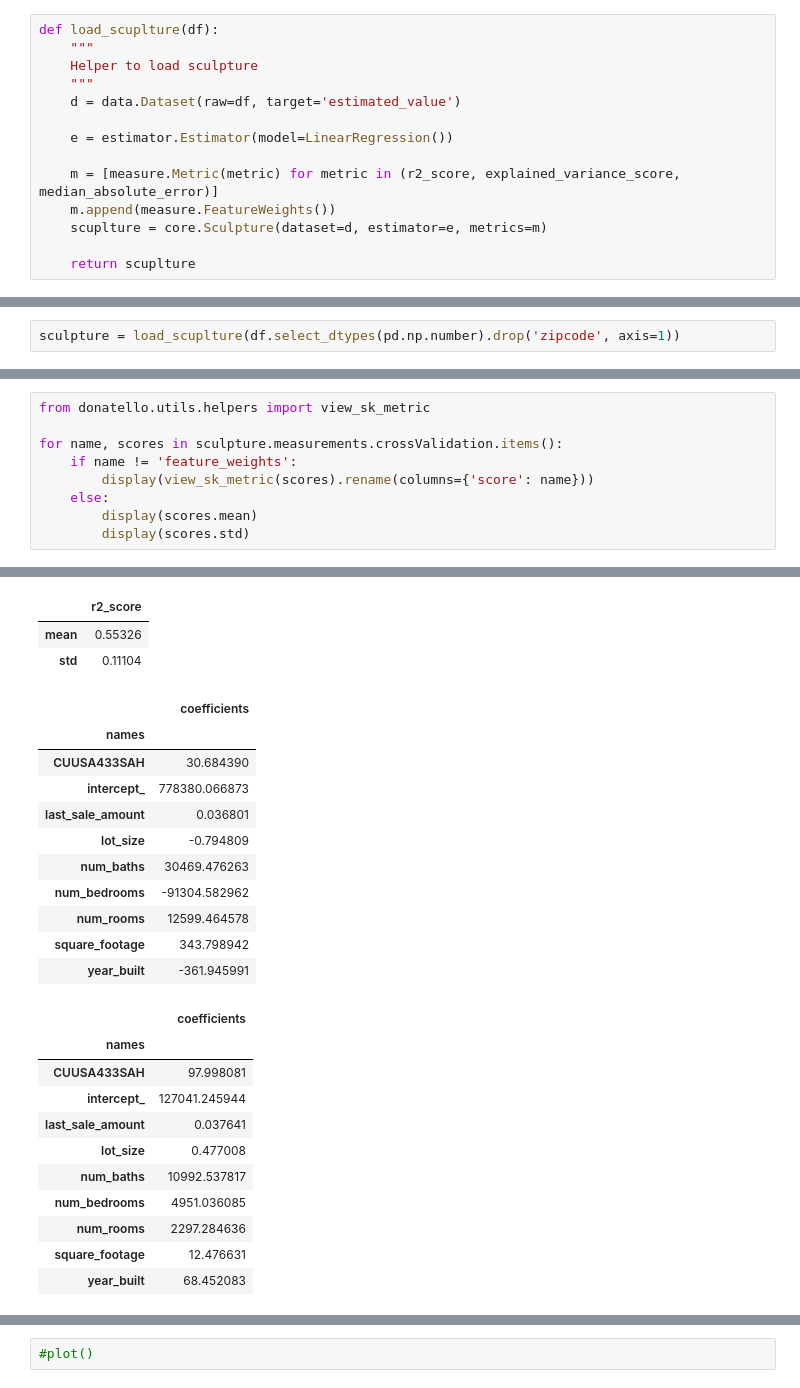
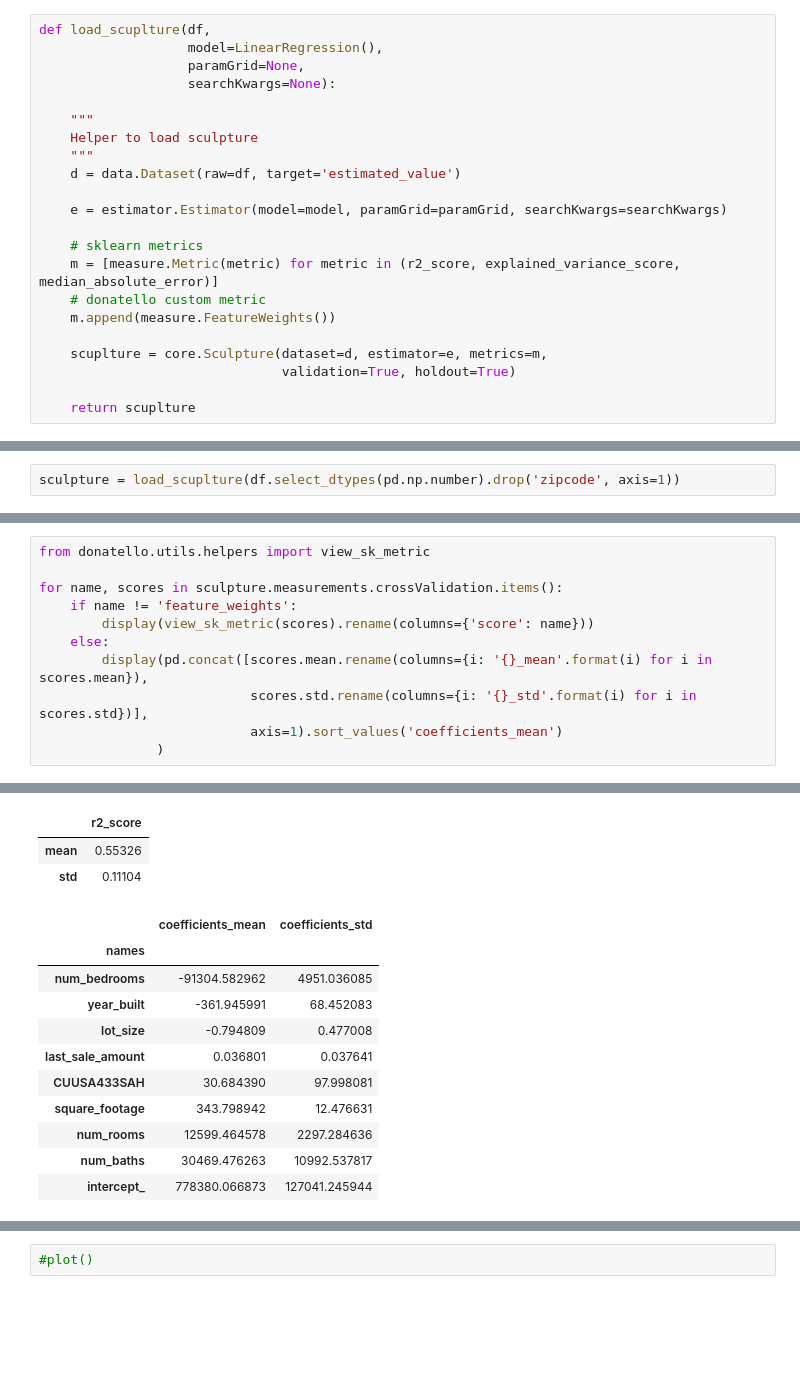
Before and after one commit to marksweissma/donatello, a Jupyter notebook: housing_prices.ipynb, the cells around one changed output, grey strips where cells are left out. Saved outputs shown, nothing was run; the diff lists cells and outputs as text; blank space fills up the shorter version.

```diff
--- a/housing_prices.ipynb
+++ b/housing_prices.ipynb
@@ -44,16 +56,24 @@ df.head()
 | 3 | 3020 Newton St | Denver | CO | 80211 | Single Family Residence | 2000 | 6350.0 | 9 | 4 | ... |
 | 4 | 2481 S Holly Pl | Denver | CO | 80222 | Single Family Residence | 2398 | 13024.0 | 0 | 4 | ... |
 # %%
-def load_scuplture(df):
+def load_scuplture(df,
+                   model=LinearRegression(),
+                   paramGrid=None,
+                   searchKwargs=None):
+
     """
     Helper to load sculpture
     """
     d = data.Dataset(raw=df, target='estimated_value')
 
-    e = estimator.Estimator(model=LinearRegression())
+    e = estimator.Estimator(model=model, paramGrid=paramGrid, searchKwargs=searchKwargs)
 
+    # sklearn metrics
     m = [measure.Metric(metric) for metric in (r2_score, explained_variance_score, median_absolute_error)]
+    # donatello custom metric
     m.append(measure.FeatureWeights())
-    scuplture = core.Sculpture(dataset=d, estimator=e, metrics=m)
+
+    scuplture = core.Sculpture(dataset=d, estimator=e, metrics=m,
+                               validation=True, holdout=True)
 
     return scuplture
@@ -67,41 +97,32 @@ Sculpture_2019_04_04_20_48
 # %%
 from donatello.utils.helpers import view_sk_metric
 
 for name, scores in sculpture.measurements.crossValidation.items():
     if name != 'feature_weights':
         display(view_sk_metric(scores).rename(columns={'score': name}))
     else:
-        display(scores.mean)
-        display(scores.std)
+        display(pd.concat([scores.mean.rename(columns={i: '{}_mean'.format(i) for i in scores.mean}),
+                           scores.std.rename(columns={i: '{}_std'.format(i) for i in scores.std})],
+                           axis=1).sort_values('coefficients_mean')
+               )
 # %% [output]
 |  | explained_variance_score |
 | mean | 0.554218 |
 | std | 0.110623 |
 |  | median_absolute_error |
 | mean | 100567.159569 |
 | std | 3823.070881 |
 |  | r2_score |
 | mean | 0.55326 |
 | std | 0.11104 |
-|  | coefficients |
-| names |  |
-| CUUSA433SAH | 30.684390 |
-| intercept_ | 778380.066873 |
-| last_sale_amount | 0.036801 |
-| lot_size | -0.794809 |
-| num_baths | 30469.476263 |
-| num_bedrooms | -91304.582962 |
-| num_rooms | 12599.464578 |
-| square_footage | 343.798942 |
-| year_built | -361.945991 |
+|  | coefficients_mean | coefficients_std |
+| names |  |  |
+| num_bedrooms | -91304.582962 | 4951.036085 |
+| year_built | -361.945991 | 68.452083 |
+| lot_size | -0.794809 | 0.477008 |
+| last_sale_amount | 0.036801 | 0.037641 |
+| CUUSA433SAH | 30.684390 | 97.998081 |
+| square_footage | 343.798942 | 12.476631 |
+| num_rooms | 12599.464578 | 2297.284636 |
+| num_baths | 30469.476263 | 10992.537817 |
+| intercept_ | 778380.066873 | 127041.245944 |
-|  | coefficients |
-| names |  |
-| CUUSA433SAH | 97.998081 |
-| intercept_ | 127041.245944 |
-| last_sale_amount | 0.037641 |
-| lot_size | 0.477008 |
-| num_baths | 10992.537817 |
-| num_bedrooms | 4951.036085 |
-| num_rooms | 2297.284636 |
-| square_footage | 12.476631 |
-| year_built | 68.452083 |
```
Also changed, not shown: parts of 23 cells of this notebook.
